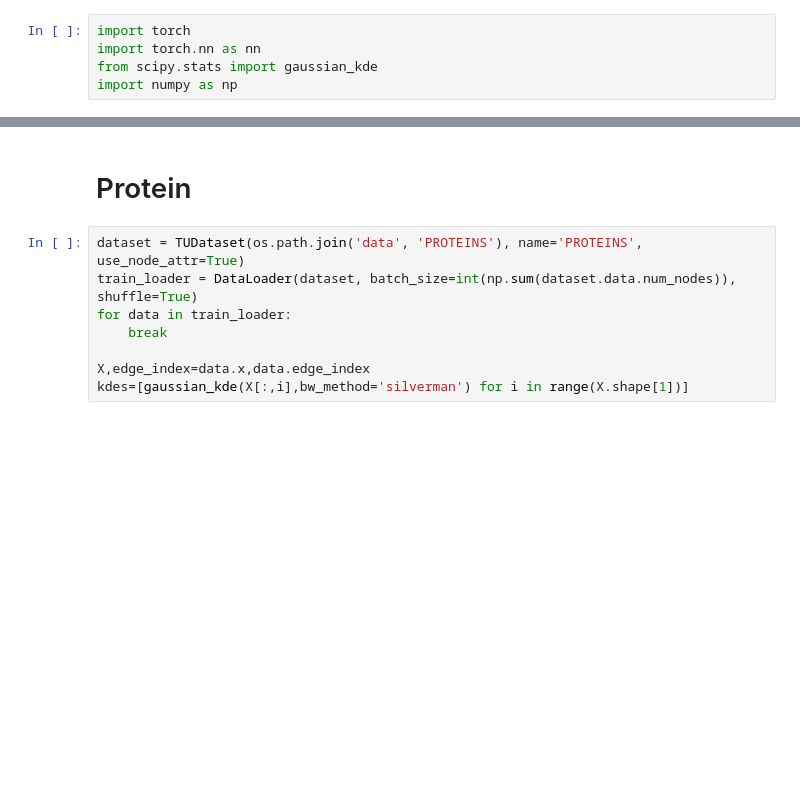
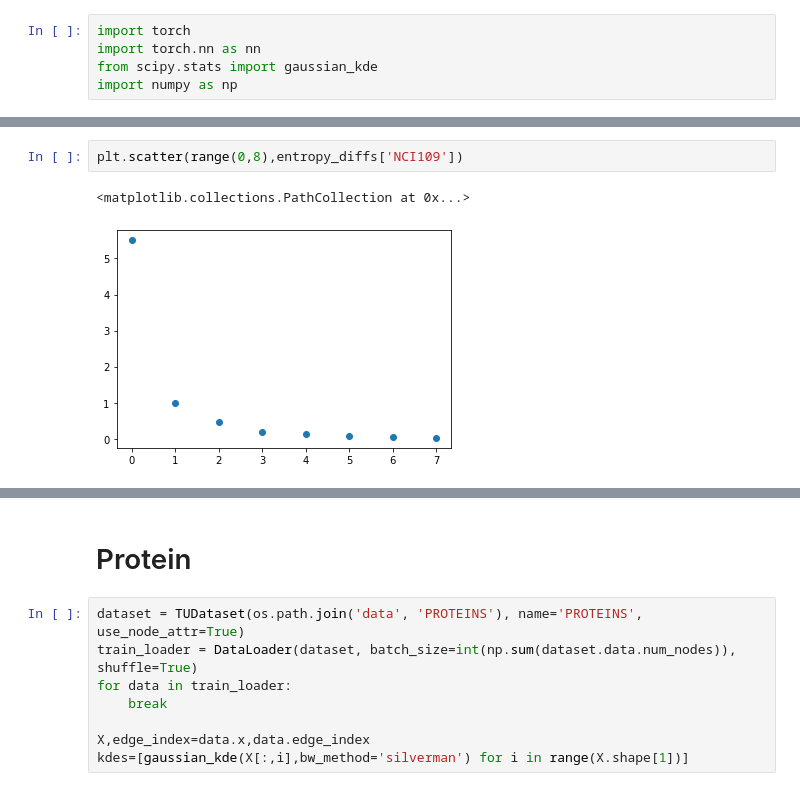
Before and after one commit to gaozhangyang/Lookhops, a Jupyter notebook: jupyter/analyze_neighborhood_information_gain.ipynb, the cells around one changed output, grey strips where cells are left out. Cells and saved outputs as stored; diff of their text form; blank space fills up the shorter version.

```diff
--- a/jupyter/analyze_neighborhood_information_gain.ipynb
+++ b/jupyter/analyze_neighborhood_information_gain.ipynb
@@ -251,0 +418,5 @@ P1=torch_gaussian_kde(0.1)(torch.tensor(x),torch.tensor(x))
+# %%
+plt.scatter(range(0,8),entropy_diffs['NCI109'])
+# %% [output]
+<matplotlib.collections.PathCollection at 0x...>
+[figure, added]
```
Also changed, not shown: parts of 23 cells of this notebook.
